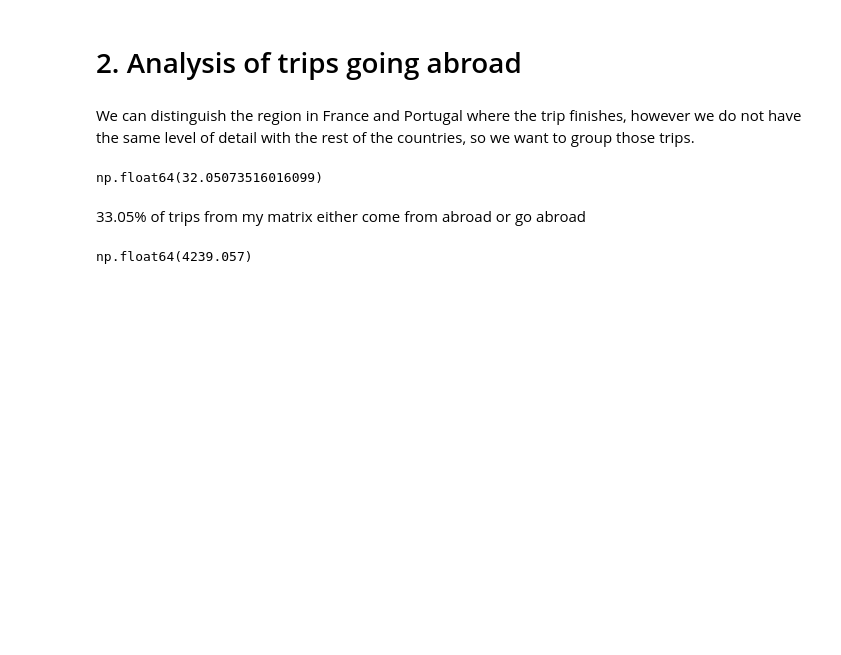
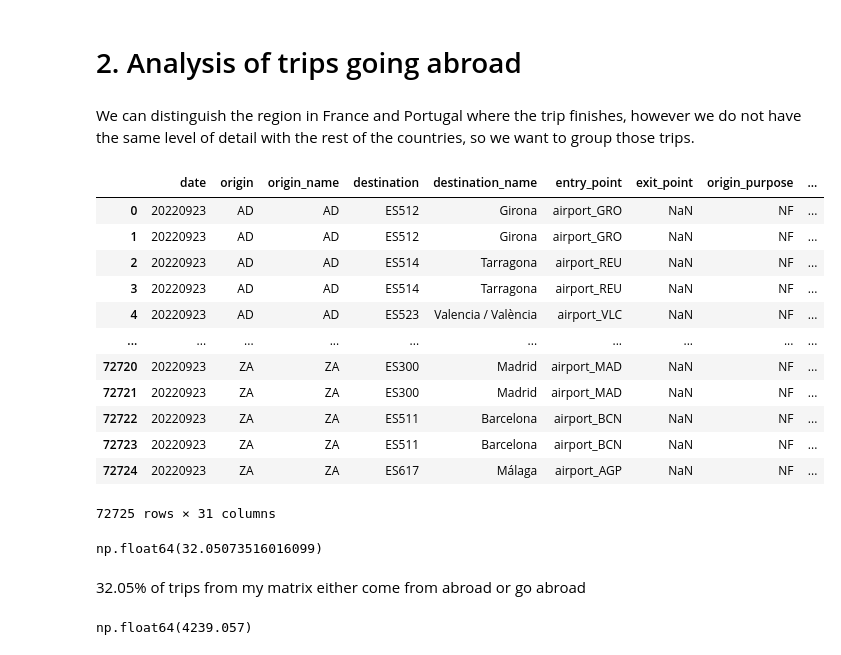
Before and after one commit to UoW-ATM/MultiModX, a Jupyter notebook: notebooks/international_flights_analysis.ipynb, the cells around one changed output. Cells and saved outputs as stored; diff of their text form; code cells hidden in the pictures; blank space fills up the shorter version.

```diff
--- a/notebooks/international_flights_analysis.ipynb
+++ b/notebooks/international_flights_analysis.ipynb
@@ -162,12 +178,28 @@ We can distinguish the region in France and Portugal where the trip finishes, ho
 trips_from_abroad=trips[~(trips["origin"].str.startswith("ES"))]
 # %%
 trips_to_abroad=trips[~(trips["destination"].str.startswith("ES"))]
+# %%
+trips_abroad
+# %% [output]
+|  | date | origin | origin_name | destination | destination_name | entry_point | exit_point | origin_purpose | ... |
+| 0 | 20220923 | AD | AD | ES512 | Girona | airport_GRO | NaN | NF | ... |
+| 1 | 20220923 | AD | AD | ES512 | Girona | airport_GRO | NaN | NF | ... |
+| 2 | 20220923 | AD | AD | ES514 | Tarragona | airport_REU | NaN | NF | ... |
+| 3 | 20220923 | AD | AD | ES514 | Tarragona | airport_REU | NaN | NF | ... |
+| 4 | 20220923 | AD | AD | ES523 | Valencia / València | airport_VLC | NaN | NF | ... |
+| ... | ... | ... | ... | ... | ... | ... | ... | ... | ... |
+| 72720 | 20220923 | ZA | ZA | ES300 | Madrid | airport_MAD | NaN | NF | ... |
+| 72721 | 20220923 | ZA | ZA | ES300 | Madrid | airport_MAD | NaN | NF | ... |
+| 72722 | 20220923 | ZA | ZA | ES511 | Barcelona | airport_BCN | NaN | NF | ... |
+| 72723 | 20220923 | ZA | ZA | ES511 | Barcelona | airport_BCN | NaN | NF | ... |
+| 72724 | 20220923 | ZA | ZA | ES617 | Málaga | airport_AGP | NaN | NF | ... |
+72725 rows × 31 columns
 # %%
 (trips_abroad["trips"].sum()/trips["trips"].sum())*100
 # %% [output]
 np.float64(32.05073516016099)
 # %% [markdown]
-33.05% of trips from my matrix either come from abroad or go abroad
+32.05% of trips from my matrix either come from abroad or go abroad
 # %%
 trips_to_abroad[trips_to_abroad["destination"]=="DE"]["trips"].sum()
 # %% [output]
```
Also changed, not shown: parts of 12 cells of this notebook, 1 other file.
